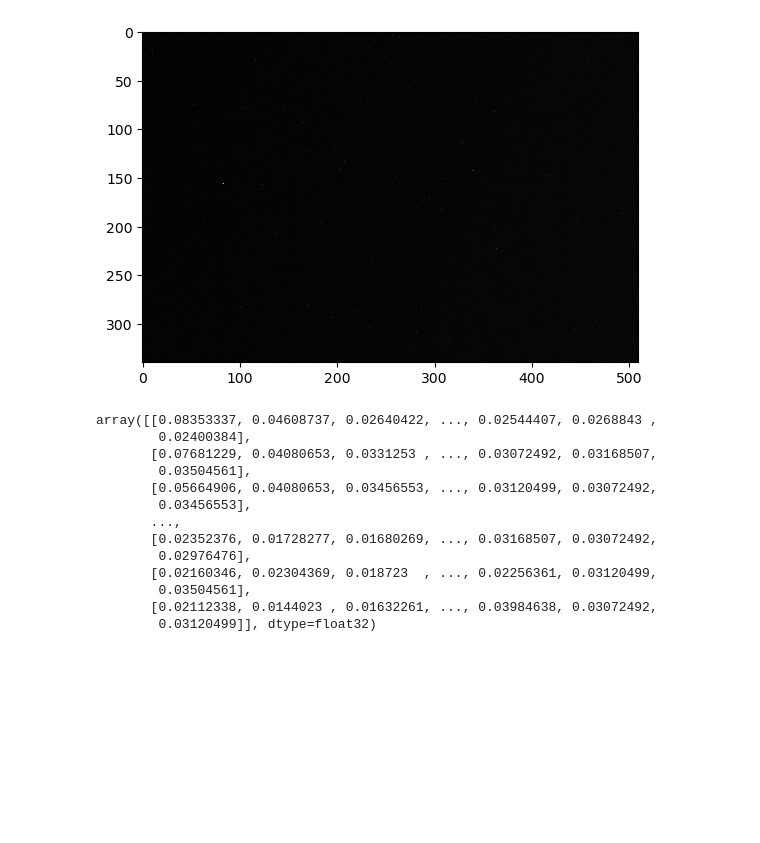
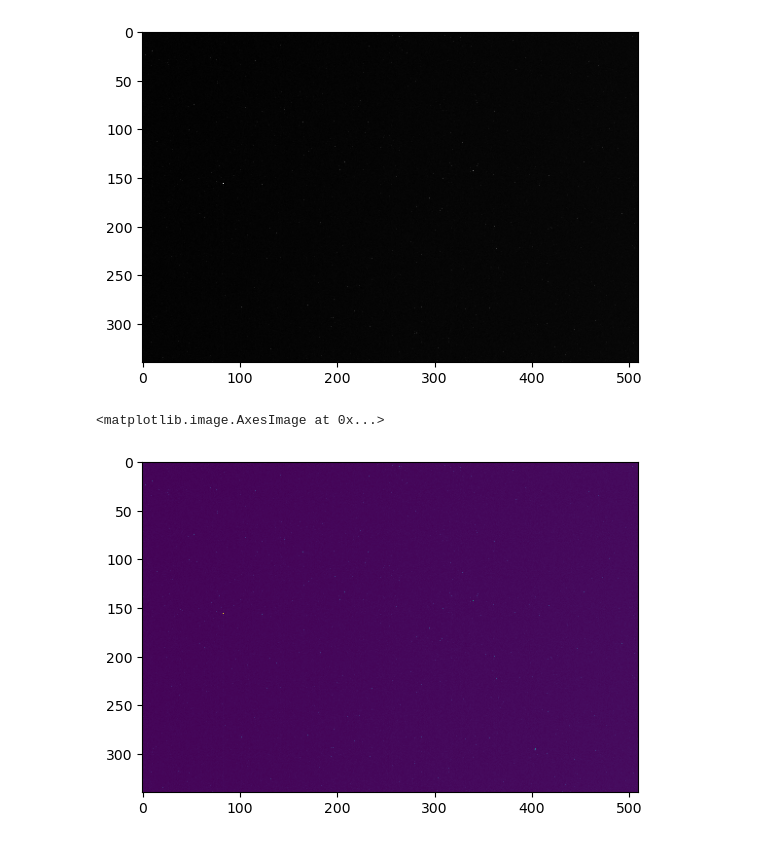
Before and after one commit to odroseroc/ct_reconstruction_project, a Jupyter notebook: notebooks/calibration_algorithms.ipynb, the cells around one changed output. Cells and saved outputs as stored; diff of their text form; code cells hidden in the pictures; blank space fills up the shorter version.

Commit message:
Advanced in the flat/dark fields calibration algorithms

```diff
--- a/notebooks/calibration_algorithms.ipynb
+++ b/notebooks/calibration_algorithms.ipynb
@@ -23,16 +36,26 @@ dark_fields = [io.imread(DATA_DIR + file) for file in files]
-# %%
-dark_fields[0]
-# %% [output]
-array([[0.08353337, 0.04608737, 0.02640422, ..., 0.02544407, 0.0268843 ,
-        0.02400384],
-       [0.07681229, 0.04080653, 0.0331253 , ..., 0.03072492, 0.03168507,
-        0.03504561],
-       [0.05664906, 0.04080653, 0.03456553, ..., 0.03120499, 0.03072492,
-        0.03456553],
-       ...,
-       [0.02352376, 0.01728277, 0.01680269, ..., 0.03168507, 0.03072492,
-        0.02976476],
-       [0.02160346, 0.02304369, 0.018723  , ..., 0.02256361, 0.03120499,
-        0.03504561],
-       [0.02112338, 0.0144023 , 0.01632261, ..., 0.03984638, 0.03072492,
-        0.03120499]], dtype=float32)
+# %%
+def import_images(files: list[str]) -> list[np.ndarray]:
+    """
+    Imports a list of image files and returns them as np.ndarray's
+
+    Parameters
+    ----------
+    files : list[str]
+        List of paths of the image files
+
+    Returns
+    -------
+    list[np.ndarray]
+        The images as arrays
+    """
+
+    return [io.imread(path) for path in files]
+
+# Test here
+
+fileList = [DATA_DIR + file for file in files]
+frames = import_images(fileList)
+plt.imshow(frames[2])
+# %% [output]
+<matplotlib.image.AxesImage at 0x...>
+[figure, added]
```
Also changed, not shown: parts of 14 cells of this notebook, 2 other files.
